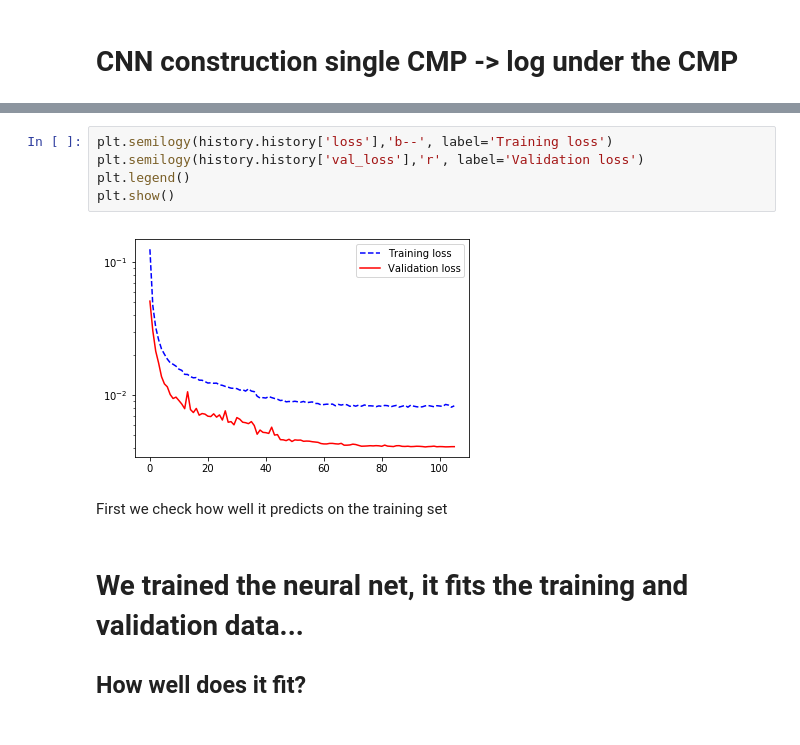
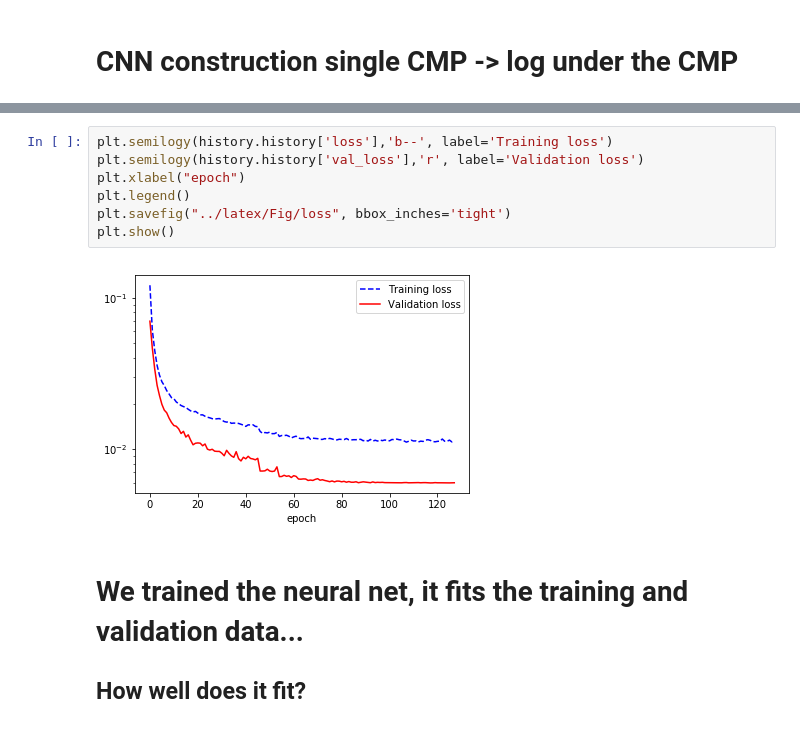
Before and after one commit to vkazei/deeplogs, a Jupyter notebook: data/velocity_logs_from_seismic.ipynb, the cells around one changed output, grey strips where cells are left out. Drawn from its saved outputs; the diff is of its cells as text.

```diff
--- a/data/velocity_logs_from_seismic.ipynb
+++ b/data/velocity_logs_from_seismic.ipynb
@@ -631,12 +614,12 @@ Optimization Finished!
 # %%
 plt.semilogy(history.history['loss'],'b--', label='Training loss')
 plt.semilogy(history.history['val_loss'],'r', label='Validation loss')
+plt.xlabel("epoch")
 plt.legend()
+plt.savefig("../latex/Fig/loss", bbox_inches='tight')
 plt.show()
 # %% [output]
-[figure, old version]
+[figure, new version]
-# %% [markdown]
-First we check how well it predicts on the training set
 # %% [markdown]
 # We trained the neural net, it fits the training and validation data...
 
```
Also changed, not shown: parts of 35 cells of this notebook.
